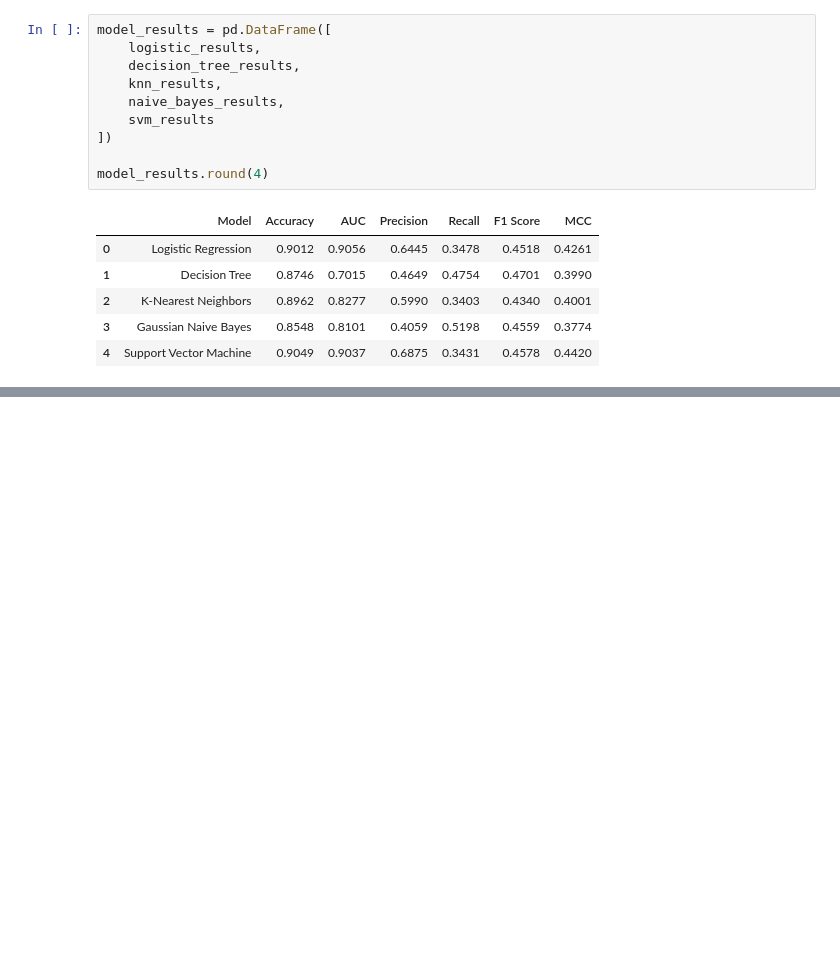
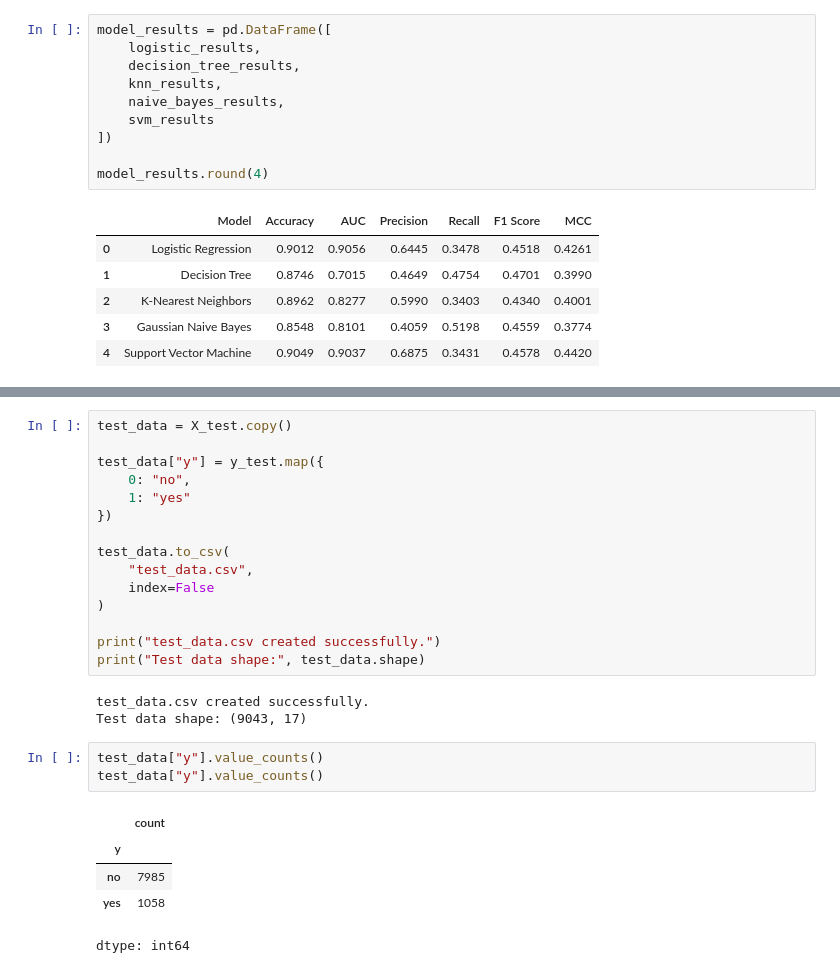
Before and after one commit to SureshN-2026aj05768/ML-Assignment-2-Bank-Marketing, a Jupyter notebook: ML_Assignment2.ipynb, the cells around one changed output, grey strips where cells are left out. Saved outputs shown, nothing was run; the diff lists cells and outputs as text; blank space fills up the shorter version.

Commit message:
Save trained model pipelines and test dataset

```diff
--- a/ML_Assignment2.ipynb
+++ b/ML_Assignment2.ipynb
@@ -745,0 +830,27 @@ model_results.round(4)
+# %%
+test_data = X_test.copy()
+
+test_data["y"] = y_test.map({
+    0: "no",
+    1: "yes"
+})
+
+test_data.to_csv(
+    "test_data.csv",
+    index=False
+)
+
+print("test_data.csv created successfully.")
+print("Test data shape:", test_data.shape)
+# %% [output]
+test_data.csv created successfully.
+Test data shape: (9043, 17)
+# %%
+test_data["y"].value_counts()
+test_data["y"].value_counts()
+# %% [output]
+|  | count |
+| y |  |
+| no | 7985 |
+| yes | 1058 |
+dtype: int64
```
Also changed, not shown: parts of 8 cells of this notebook.
